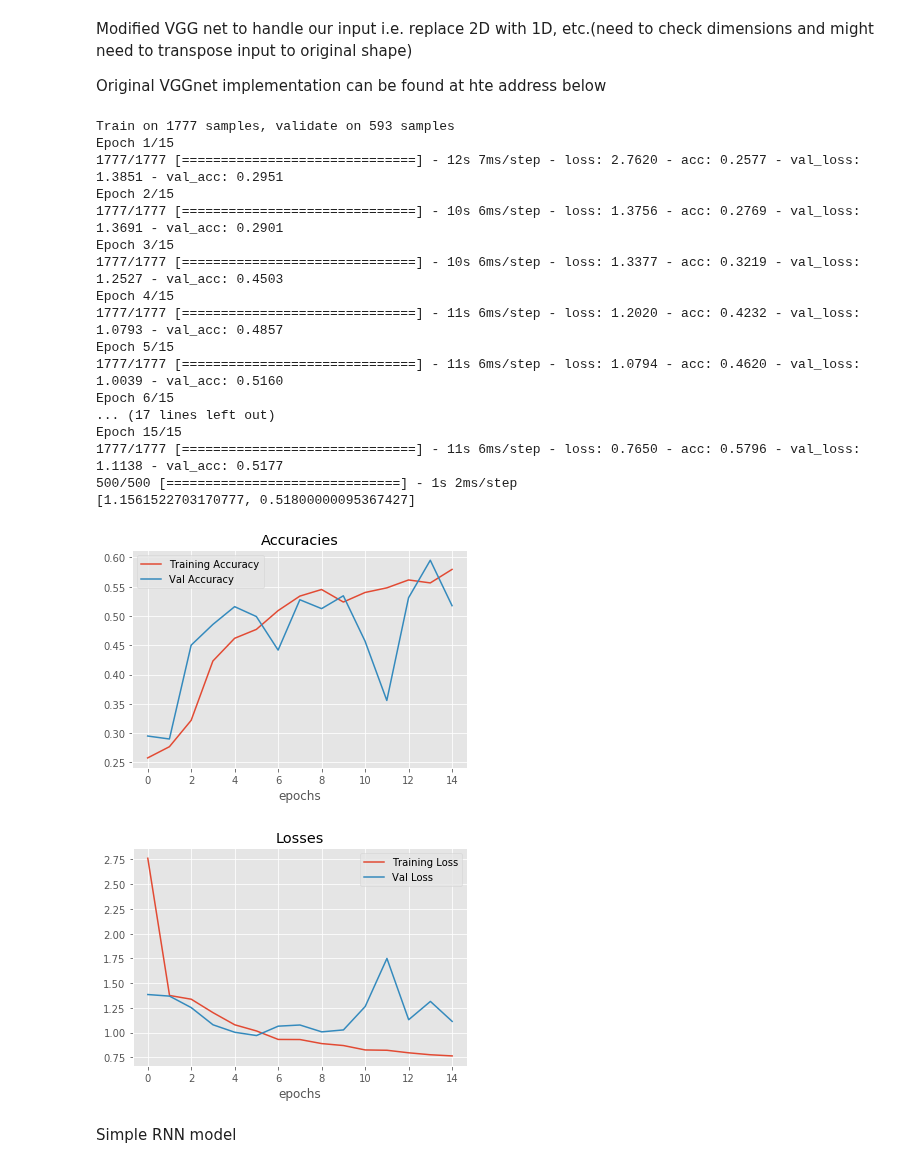
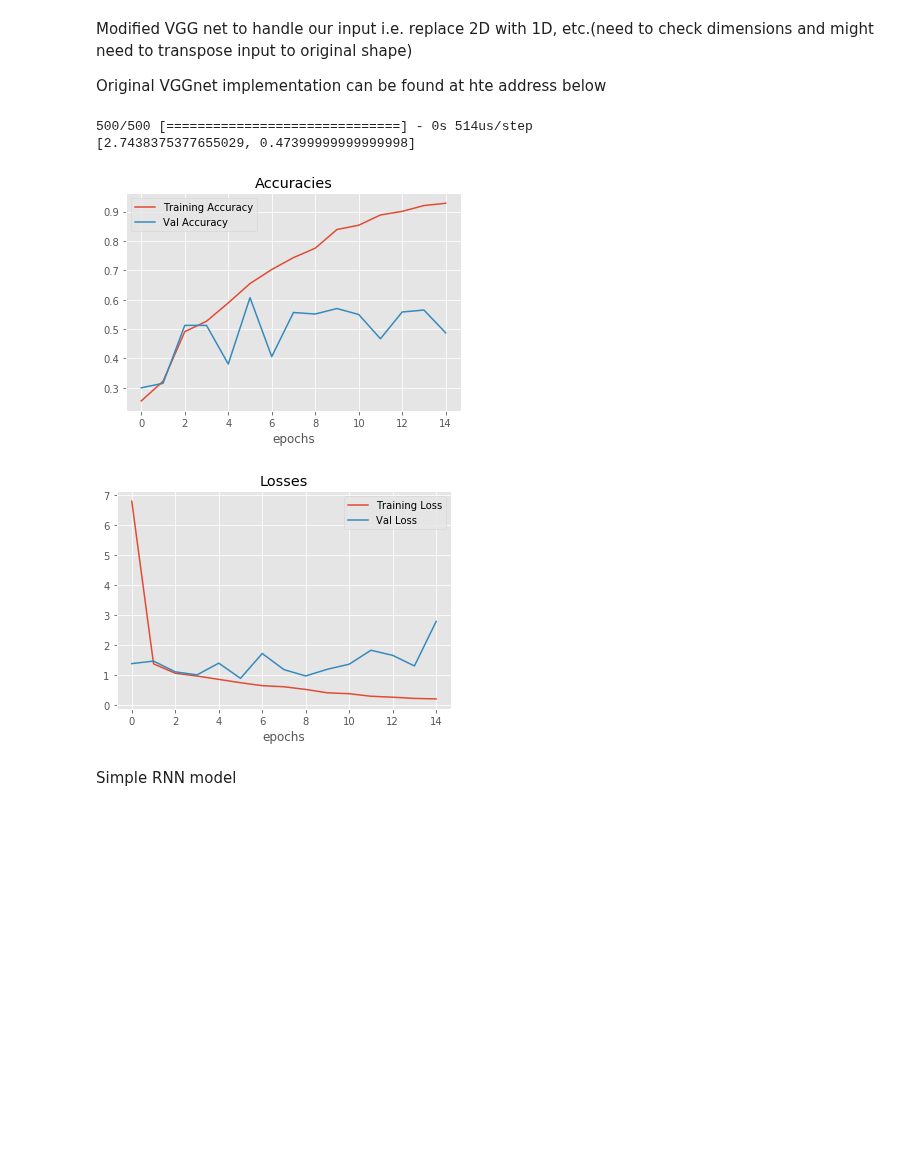
Before and after one commit to kunalpatel1793/Neural-Nets-Final-Project, a Jupyter notebook: Model.ipynb, the cells around one changed output. Drawn from its saved outputs; the diff is of its cells as text; code cells hidden in the pictures; blank space fills up the shorter version.

```diff
--- a/Model.ipynb
+++ b/Model.ipynb
@@ -72,7 +68,7 @@ bs, t, f = train_data.shape
 # %%
 #Prepare the data by taking out nans and dividing into test and train
-#file_path = '/home/carla/Downloads/project_datasets/project_datasets/'
-file_path = '/home/kunal/Desktop/FinalProject/datasets/'
+file_path = '/home/carla/Downloads/project_datasets/project_datasets/'
+#file_path = '/home/kunal/Desktop/FinalProject/datasets/'
 train_data, test_data, train_labels, test_labels = prepare_data(file_path,
                                                                 num_test_samples = 50,
                                                                 verbose= False,
@@ -192,54 +188,39 @@ model = Sequential()
 #model.add(LSTM(100, input_shape=(t,f)))
 model.add(Conv1D(32, 4, activation='relu',input_shape=(t,f)))             #Originally 32 each
 model.add(BatchNormalization())
 model.add(Conv1D(32, 4, activation='relu'))
 model.add(MaxPooling1D())
 model.add(Dropout(0.25))
 
 model.add(Conv1D(64, 4, activation='relu'))                                    #Originally 64 each
 model.add(BatchNormalization())
 model.add(Conv1D(64, 4, activation='relu'))
 model.add(MaxPooling1D())
 model.add(Dropout(0.25))
 
 model.add(Flatten())
 model.add(Dense(256, activation='relu'))
 model.add(Dropout(0.5))
 model.add(Dense(4, activation='softmax'))
 
 #sgd = SGD(lr=0.01, decay=1e-6, momentum=0.9, nesterov=True)
 #model.compile(loss='categorical_crossentropy', optimizer=sgd, metrics=['accuracy'])
 
-model.compile(optimizer = 'adam',
+model.compile(optimizer = 'rmsprop',
              loss = 'categorical_crossentropy',
              metrics=['accuracy'])
 
-hist = model.fit(train_data_sliced,train_labels_sliced,epochs=15,validation_split=0.25,batch_size=32,verbose=1)
+hist = model.fit(train_data_sliced,train_labels_sliced,epochs=15,validation_split=0.25,batch_size=32,verbose=0)
 test_score = model.evaluate(test_data_sliced, test_labels_sliced, batch_size=32)
 
 print(test_score)
 plot_hist([hist.history['acc'],hist.history['val_acc']],['Training Accuracy','Val Accuracy'],title='Accuracies')
 plot_hist([hist.history['loss'],hist.history['val_loss']],['Training Loss','Val Loss'],title='Losses')
 # %% [output]
-Train on 1777 samples, validate on 593 samples
-Epoch 1/15
-1777/1777 [==============================] - 12s 7ms/step - loss: 2.7620 - acc: 0.2577 - val_loss: 1.3851 - val_acc: 0.2951
-Epoch 2/15
-1777/1777 [==============================] - 10s 6ms/step - loss: 1.3756 - acc: 0.2769 - val_loss: 1.3691 - val_acc: 0.2901
-Epoch 3/15
-1777/1777 [==============================] - 10s 6ms/step - loss: 1.3377 - acc: 0.3219 - val_loss: 1.2527 - val_acc: 0.4503
-Epoch 4/15
-1777/1777 [==============================] - 11s 6ms/step - loss: 1.2020 - acc: 0.4232 - val_loss: 1.0793 - val_acc: 0.4857
-Epoch 5/15
-1777/1777 [==============================] - 11s 6ms/step - loss: 1.0794 - acc: 0.4620 - val_loss: 1.0039 - val_acc: 0.5160
-Epoch 6/15
-... (17 lines left out)
-Epoch 15/15
-1777/1777 [==============================] - 11s 6ms/step - loss: 0.7650 - acc: 0.5796 - val_loss: 1.1138 - val_acc: 0.5177
-500/500 [==============================] - 1s 2ms/step
-[1.1561522703170777, 0.51800000095367427]
+500/500 [==============================] - 0s 514us/step
+[2.7438375377655029, 0.47399999999999998]
-[figure, old version]
+[figure, new version]
-[figure, old version]
+[figure, new version]
 # %% [markdown]
 Simple RNN model
 # %%
```
Also changed, not shown: parts of 13 cells of this notebook, 2 other files.
